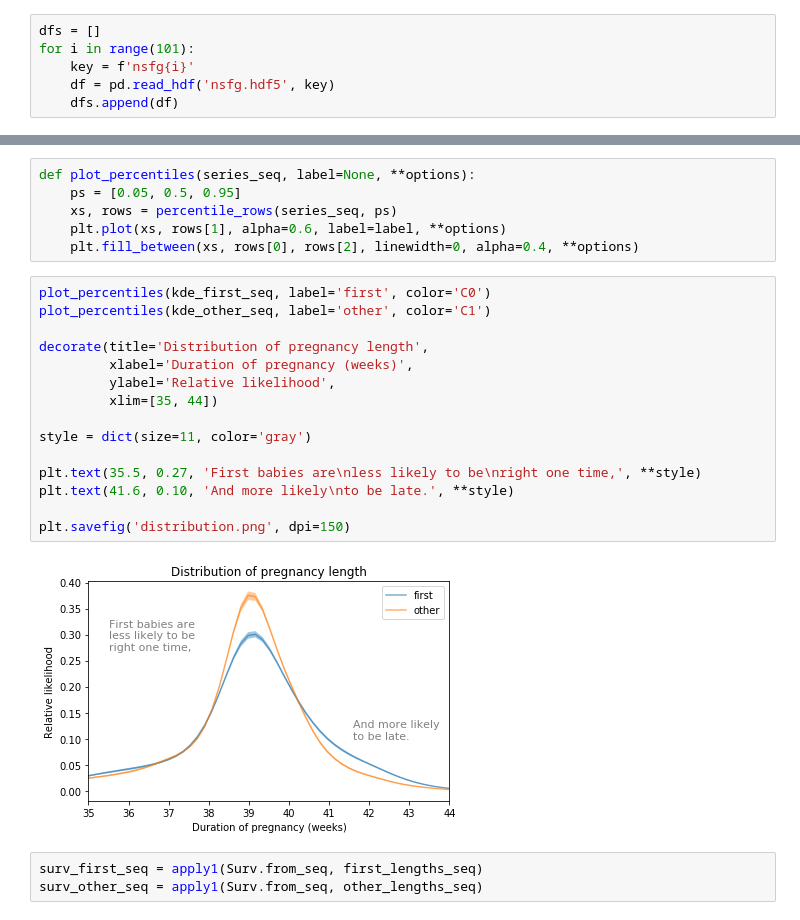
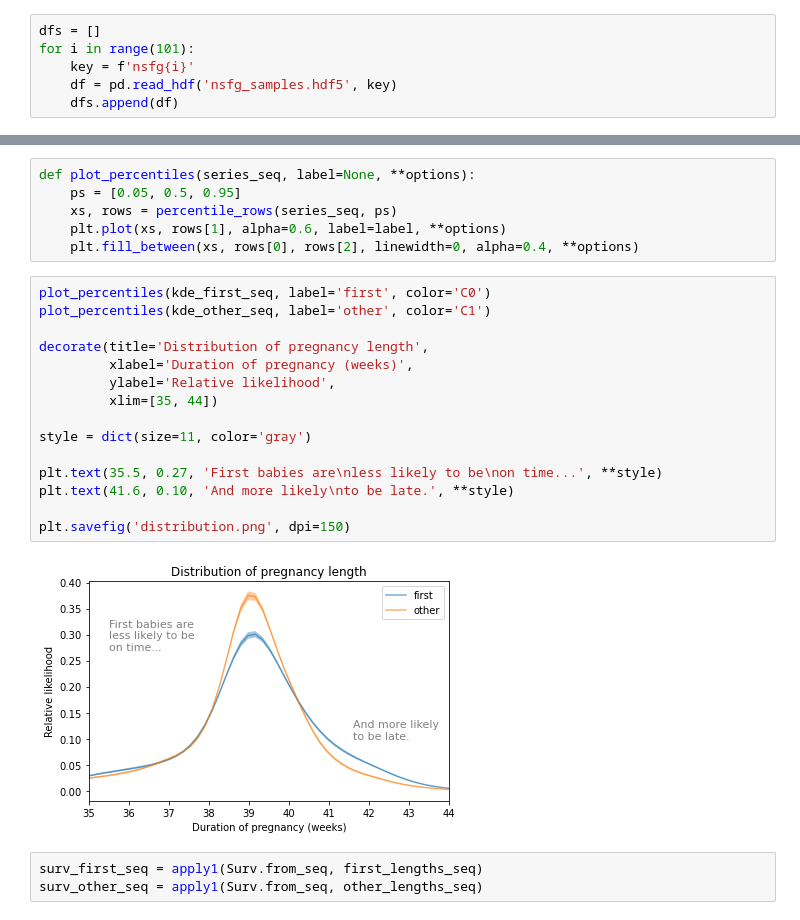
Before and after one commit to AllenDowney/FirstLateNSFG, a Jupyter notebook: 02_first.ipynb, the cells around one changed output, grey strips where cells are left out. Saved outputs shown, nothing was run; the diff lists cells and outputs as text.

```diff
--- a/02_first.ipynb
+++ b/02_first.ipynb
@@ -21,7 +21,7 @@ Load the data:
 dfs = []
 for i in range(101):
     key = f'nsfg{i}'
-    df = pd.read_hdf('nsfg.hdf5', key)
+    df = pd.read_hdf('nsfg_samples.hdf5', key)
     dfs.append(df)
 # %%
 df0 = dfs[0]
@@ -183,20 +198,20 @@ def plot_percentiles(series_seq, label=None, **options):
 # %%
 plot_percentiles(kde_first_seq, label='first', color='C0')
 plot_percentiles(kde_other_seq, label='other', color='C1')
 
 decorate(title='Distribution of pregnancy length',
          xlabel='Duration of pregnancy (weeks)',
          ylabel='Relative likelihood',
          xlim=[35, 44])
 
 style = dict(size=11, color='gray')
 
-plt.text(35.5, 0.27, 'First babies are\nless likely to be\nright one time,', **style)
+plt.text(35.5, 0.27, 'First babies are\nless likely to be\non time...', **style)
 plt.text(41.6, 0.10, 'And more likely\nto be late.', **style)
 
 plt.savefig('distribution.png', dpi=150)
 # %% [output]
-[figure, old version]
+[figure, new version]
 # %%
 surv_first_seq = apply1(Surv.from_seq, first_lengths_seq)
 surv_other_seq = apply1(Surv.from_seq, other_lengths_seq)
```
Also changed, not shown: parts of 14 cells of this notebook, 1 other file.
